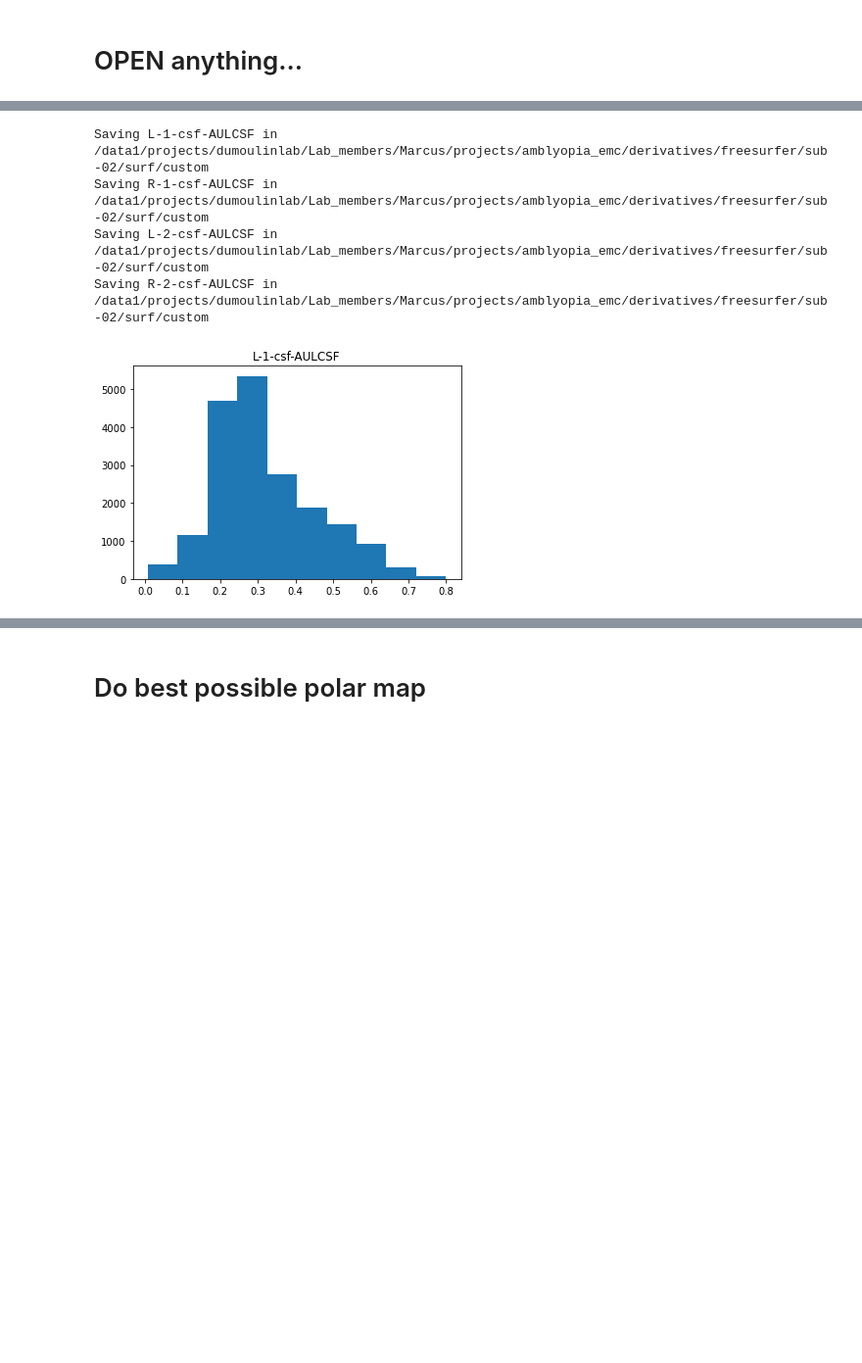
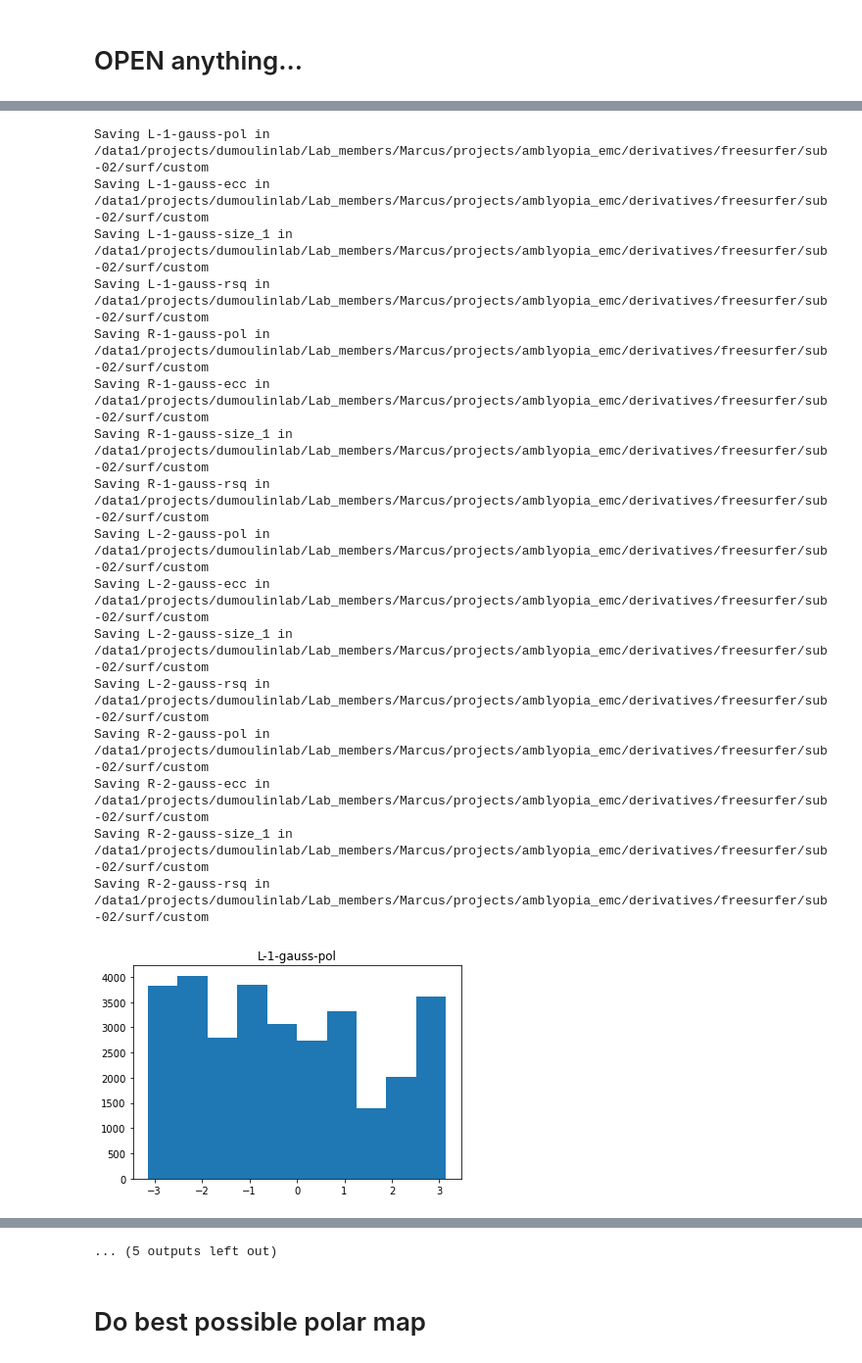
Before and after one commit to mdaghlian/amblyopia_emc, a Jupyter notebook: amb_scripts/r0_reports/r1_surfaces.ipynb, the cells around one changed output, grey strips where cells are left out. Shown at 98% size. Cells and saved outputs as stored; diff of their text form; code cells hidden in the pictures; blank space fills up the shorter version.

```diff
--- a/amb_scripts/r0_reports/r1_surfaces.ipynb
+++ b/amb_scripts/r0_reports/r1_surfaces.ipynb
@@ -43,12 +46,12 @@ dag_get_cmap('jet')
 # %% [markdown]
 # LOAD PRF MULTI OBJECTS
 # %%
-sub_list = ['sub-01', 'sub-02']
+sub_list = ['sub-02']#, 'sub-02']
 ses_list = ['ses-1', 'ses-2']
 roi_fit = 'all'
 fit_stage='iter'
 
-model_list = ['gauss', 'csf', 'css', 'dog']
+model_list = ['gauss',]# 'csf', 'css', 'dog']
 prf_multi = {}
 
 for sub in sub_list:
@@ -130,7 +165,7 @@ Checking custom surf dir
 # %%
 p_list = {
-    # 'gauss' : ['pol',    'ecc',  'size_1', 'rsq'],
-    'csf' : ['AULCSF',]# 'width_r', 'sf0', 'maxC', 'sfmax', 'rsq']
+    'gauss' : ['pol',    'ecc',  'size_1', 'rsq'],
+    # 'csf' : ['AULCSF',]# 'width_r', 'sf0', 'maxC', 'sfmax', 'rsq']
     # 'css' : ['n_exp', 'rsq'],
     # 'dog' : ['size_1', 'rsq', 'size_ratio'],
     # 'norm' : ['']
@@ -144,7 +179,7 @@ cmap_dict = {
     'sf0' : 'Blues',
     'sfmax' : 'Blues',
     'maxC' : 'Greens',
-    'pol' : 'marco_pol',
+    'pol' : 'twilight',#'marco_pol',
     'ecc' : 'ecc' ,
     'rsq' : 'cool'  ,
     'size_1' : 'viridis',
@@ -168,41 +203,53 @@ for sub in ['sub-02']:#sub_list:
     for ses in ['1', '2']:
         for eye in ['L', 'R']:
             for m in p_list.keys():
                 vx_mask = prf_multi[sub].return_vx_mask({
                     f'{eye}_{ses}_{m}-min-rsq':.1
                 })
                 for p in p_list[m]:
                     this_data = prf_multi[sub].prf_obj[f'{eye}_{ses}_{m}'].pd_params[p]
                     surf_name = f'{eye}-{ses}-{m}-{p}'
                     plt.figure()
                     plt.title(surf_name)
                     plt.hist(this_data[vx_mask])
                     fs.add_surface(
                         data = this_data,
                         surf_name = surf_name,
                         vmin = vval_dict[p][0],
                         vmax = vval_dict[p][1],
                         data_mask = vx_mask,
                         cmap = cmap_dict[p],
                         cmap_nsteps=100
                     )
-                    fview_cmds = {
-                        'do_scrn_shot' : True,
-                        'azimuth' : 90,
-                        'elevation' : sub_el[sub],
-                        'scr_shot_file' : opj(sc_folder, sub)
-                    }
+                    # fview_cmds = {
+                    #     'do_scrn_shot' : True,
+                    #     'azimuth' : 90,
+                    #     'elevation' : sub_el[sub],
+                    #     'scr_shot_file' : opj(sc_folder, sub)
+                    # }
 
                     # fs.open_fs_surface(
                     #     surf_name=surf_name,
                     #     mesh='inflated',
                     #     **fview_cmds,
                     #     )
 
                     # bloop
 # %% [output]
-Saving L-1-csf-AULCSF in /data1/projects/dumoulinlab/Lab_members/Marcus/projects/amblyopia_emc/derivatives/freesurfer/sub-02/surf/custom
-Saving R-1-csf-AULCSF in /data1/projects/dumoulinlab/Lab_members/Marcus/projects/amblyopia_emc/derivatives/freesurfer/sub-02/surf/custom
-Saving L-2-csf-AULCSF in /data1/projects/dumoulinlab/Lab_members/Marcus/projects/amblyopia_emc/derivatives/freesurfer/sub-02/surf/custom
-Saving R-2-csf-AULCSF in /data1/projects/dumoulinlab/Lab_members/Marcus/projects/amblyopia_emc/derivatives/freesurfer/sub-02/surf/custom
+Saving L-1-gauss-pol in /data1/projects/dumoulinlab/Lab_members/Marcus/projects/amblyopia_emc/derivatives/freesurfer/sub-02/surf/custom
+Saving L-1-gauss-ecc in /data1/projects/dumoulinlab/Lab_members/Marcus/projects/amblyopia_emc/derivatives/freesurfer/sub-02/surf/custom
+Saving L-1-gauss-size_1 in /data1/projects/dumoulinlab/Lab_members/Marcus/projects/amblyopia_emc/derivatives/freesurfer/sub-02/surf/custom
+Saving L-1-gauss-rsq in /data1/projects/dumoulinlab/Lab_members/Marcus/projects/amblyopia_emc/derivatives/freesurfer/sub-02/surf/custom
+Saving R-1-gauss-pol in /data1/projects/dumoulinlab/Lab_members/Marcus/projects/amblyopia_emc/derivatives/freesurfer/sub-02/surf/custom
+Saving R-1-gauss-ecc in /data1/projects/dumoulinlab/Lab_members/Marcus/projects/amblyopia_emc/derivatives/freesurfer/sub-02/surf/custom
+Saving R-1-gauss-size_1 in /data1/projects/dumoulinlab/Lab_members/Marcus/projects/amblyopia_emc/derivatives/freesurfer/sub-02/surf/custom
+Saving R-1-gauss-rsq in /data1/projects/dumoulinlab/Lab_members/Marcus/projects/amblyopia_emc/derivatives/freesurfer/sub-02/surf/custom
+Saving L-2-gauss-pol in /data1/projects/dumoulinlab/Lab_members/Marcus/projects/amblyopia_emc/derivatives/freesurfer/sub-02/surf/custom
+Saving L-2-gauss-ecc in /data1/projects/dumoulinlab/Lab_members/Marcus/projects/amblyopia_emc/derivatives/freesurfer/sub-02/surf/custom
+Saving L-2-gauss-size_1 in /data1/projects/dumoulinlab/Lab_members/Marcus/projects/amblyopia_emc/derivatives/freesurfer/sub-02/surf/custom
+Saving L-2-gauss-rsq in /data1/projects/dumoulinlab/Lab_members/Marcus/projects/amblyopia_emc/derivatives/freesurfer/sub-02/surf/custom
+Saving R-2-gauss-pol in /data1/projects/dumoulinlab/Lab_members/Marcus/projects/amblyopia_emc/derivatives/freesurfer/sub-02/surf/custom
+Saving R-2-gauss-ecc in /data1/projects/dumoulinlab/Lab_members/Marcus/projects/amblyopia_emc/derivatives/freesurfer/sub-02/surf/custom
+Saving R-2-gauss-size_1 in /data1/projects/dumoulinlab/Lab_members/Marcus/projects/amblyopia_emc/derivatives/freesurfer/sub-02/surf/custom
+Saving R-2-gauss-rsq in /data1/projects/dumoulinlab/Lab_members/Marcus/projects/amblyopia_emc/derivatives/freesurfer/sub-02/surf/custom
-[figure, old version]
+[figure, new version]
@@ -212,3 +266,4 @@ Saving R-2-csf-AULCSF in /data1/projects/dumoulinlab/Lab_members/Marcus/projects
+... (5 outputs left out)
 # %% [markdown]
 # Do best possible polar map
 # %%
```
Also changed, not shown: parts of 8 cells of this notebook, 26 other files.
